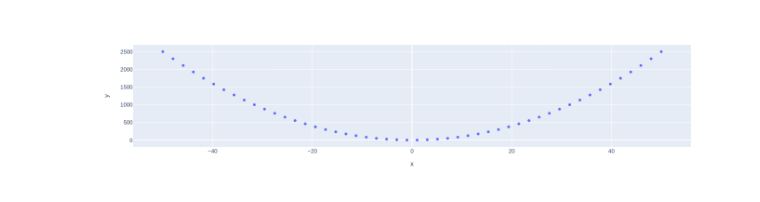
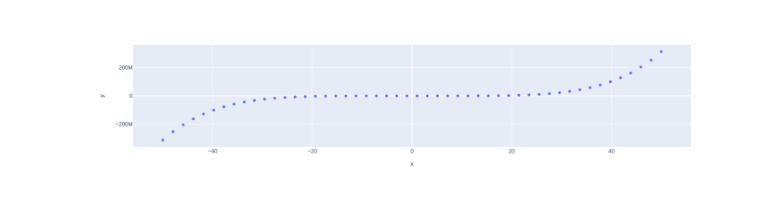
Before and after one commit to rh-tcloud/my-notebooks-repo, a Jupyter notebook: experiment1.ipynb, the cells around one changed output. Cells and saved outputs as stored; diff of their text form; code cells hidden in the pictures.

```diff
--- a/experiment1.ipynb
+++ b/experiment1.ipynb
@@ -6,7 +6,7 @@ import plotly.express as px
 x = np.linspace(start=-50, stop=50)
 
 # y-axis data points
-y = x ** 2
+y = x ** 5
 
 # define the plot
 fig = px.scatter(x=x, y=y)
@@ -17 +16 @@ fig.show()
-[figure, old version]
+[figure, new version]
```
Also changed, not shown: parts of 1 cell of this notebook.
